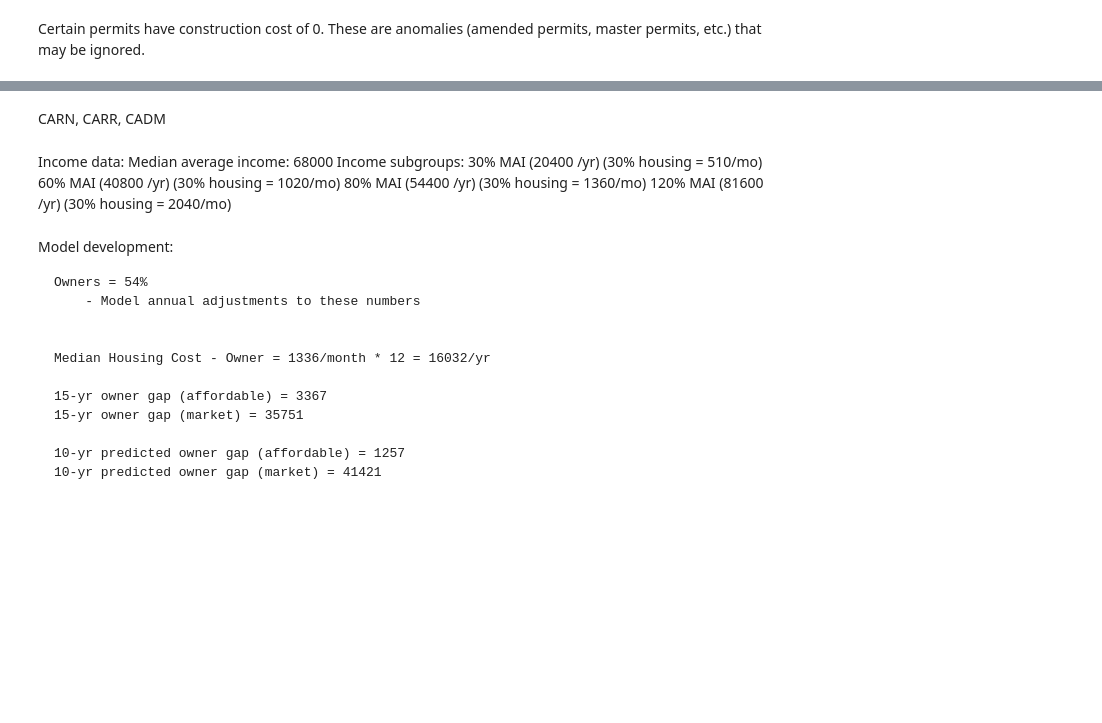
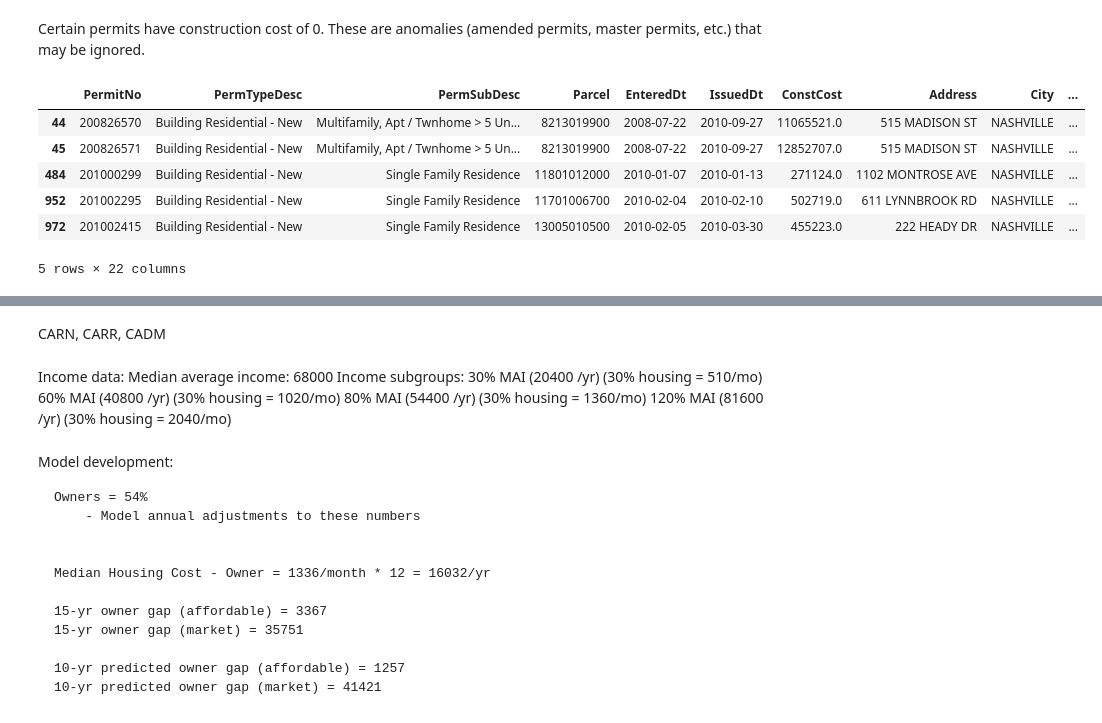
Before and after one commit to asidamo/affordable-housing, a Jupyter notebook: data-question-4-plaid-platypi-david.ipynb, the cells around one changed output, grey strips where cells are left out. Cells and saved outputs as stored; diff of their text form; code cells hidden in the pictures; blank space fills up the shorter version.

```diff
--- a/data-question-4-plaid-platypi-david.ipynb
+++ b/data-question-4-plaid-platypi-david.ipynb
@@ -187,8 +169,28 @@ income_cat_4=1.20*AMI
+# %%
+AMI_09=64900/12
+AMI_13=62300/12
+AMI_17=68000/12
+
+
+income_cat_1_17=0.30*AMI_17
+income_cat_2_17=0.60*AMI_17
+income_cat_3_17=0.80*AMI_17
+income_cat_4_17=1.20*AMI_17
+
+income_cat_1_13=0.30*AMI_13
+income_cat_2_13=0.60*AMI_13
+income_cat_3_13=0.80*AMI_13
+income_cat_4_13=1.20*AMI_13
+
+income_cat_1_09=0.30*AMI_09
+income_cat_2_09=0.60*AMI_09
+income_cat_3_09=0.80*AMI_09
+income_cat_4_09=1.20*AMI_09
 # %%
-cat1_spend=income_cat_1*0.3
-cat2_spend=income_cat_2*0.3
-cat3_spend=income_cat_3*0.3
-cat4_spend=income_cat_4*0.3
+cat1_spend=income_cat_1_17*0.3
+cat2_spend=income_cat_2_17*0.3
+cat3_spend=income_cat_3_17*0.3
+cat4_spend=income_cat_4_17*0.3
 
 print(cat1_spend, cat2_spend, cat3_spend, cat4_spend)
 # %% [output]
@@ -292,7 +308,8 @@ stypes = ['CAA01R301', 'CAA02R302', 'CAA03R298', 'CAA03R299', 'CAA03R398', 'CAA0
 # %%
 issued.loc[issued.Per]
 # %%
-homes = pd.DataFrame(issued.loc[issued.PermSubtype.isin(stypes)])
+residences = pd.DataFrame(issued.loc[issued.PermType == 'CARN'])
+homes = pd.DataFrame(residences.loc[residences.PermSubtype.isin(stypes)])
 # %%
 homes['CostToBuyer'] = homes.ConstCost * 0.09 + homes.ConstCost
 # %%
@@ -393,5 +356,15 @@ badpermits = homes.loc[homes.ConstCost == 0].index
 homes.drop(badpermits, inplace = True)
 # %%
 rebuilds = pd.DataFrame(homes.loc[homes.Address.isin(demos.Address)])
+# %%
+rebuilds.head()
+# %% [output]
+|  | PermitNo | PermTypeDesc | PermSubDesc | Parcel | EnteredDt | IssuedDt | ConstCost | Address | City | ... |
+| 44 | 200826570 | Building Residential - New | Multifamily, Apt / Twnhome > 5 Un... | 8213019900 | 2008-07-22 | 2010-09-27 | 11065521.0 | 515 MADISON ST | NASHVILLE | ... |
+| 45 | 200826571 | Building Residential - New | Multifamily, Apt / Twnhome > 5 Un... | 8213019900 | 2008-07-22 | 2010-09-27 | 12852707.0 | 515 MADISON ST | NASHVILLE | ... |
+| 484 | 201000299 | Building Residential - New | Single Family Residence | 11801012000 | 2010-01-07 | 2010-01-13 | 271124.0 | 1102 MONTROSE AVE | NASHVILLE | ... |
+| 952 | 201002295 | Building Residential - New | Single Family Residence | 11701006700 | 2010-02-04 | 2010-02-10 | 502719.0 | 611 LYNNBROOK RD | NASHVILLE | ... |
+| 972 | 201002415 | Building Residential - New | Single Family Residence | 13005010500 | 2010-02-05 | 2010-03-30 | 455223.0 | 222 HEADY DR | NASHVILLE | ... |
+5 rows × 22 columns
 # %%
 rebuilds.drop(rebuilds.loc[rebuilds['ConstCost'] == 0].index, inplace=True)
```
Also changed, not shown: parts of 69 cells of this notebook.
